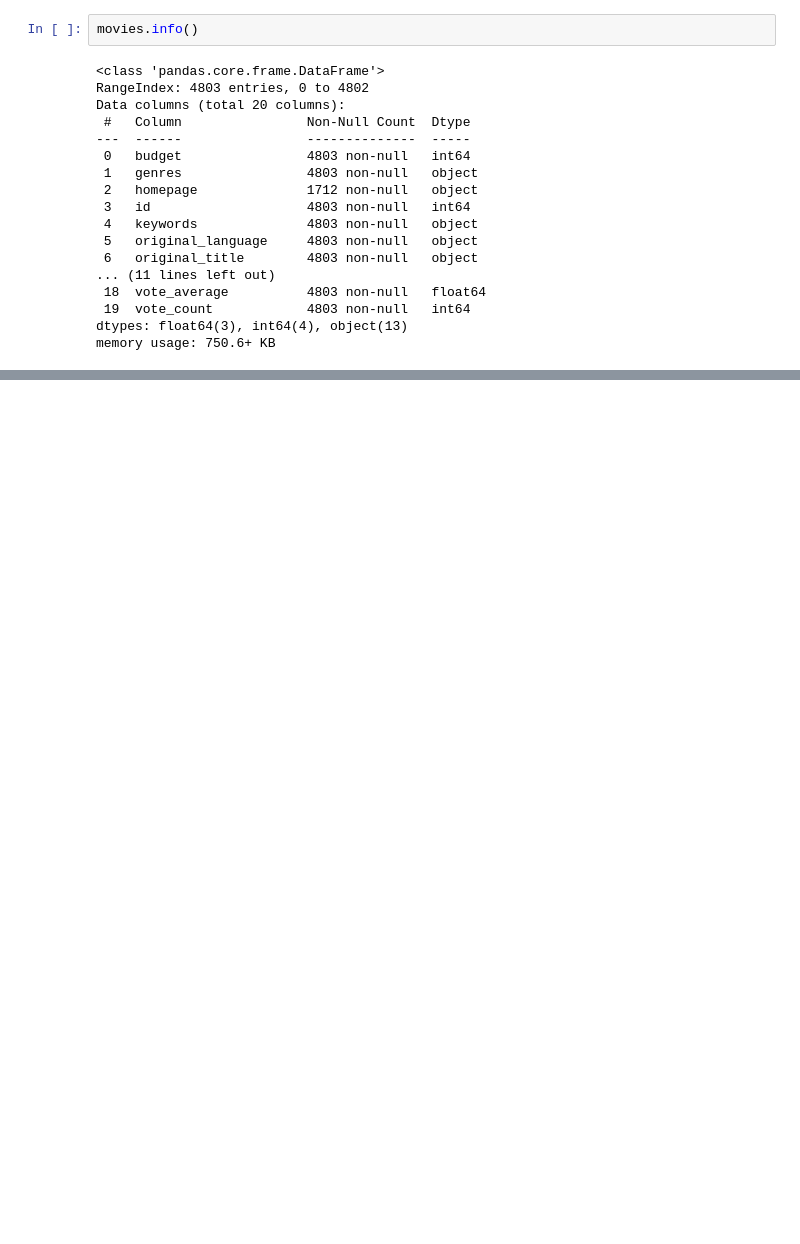
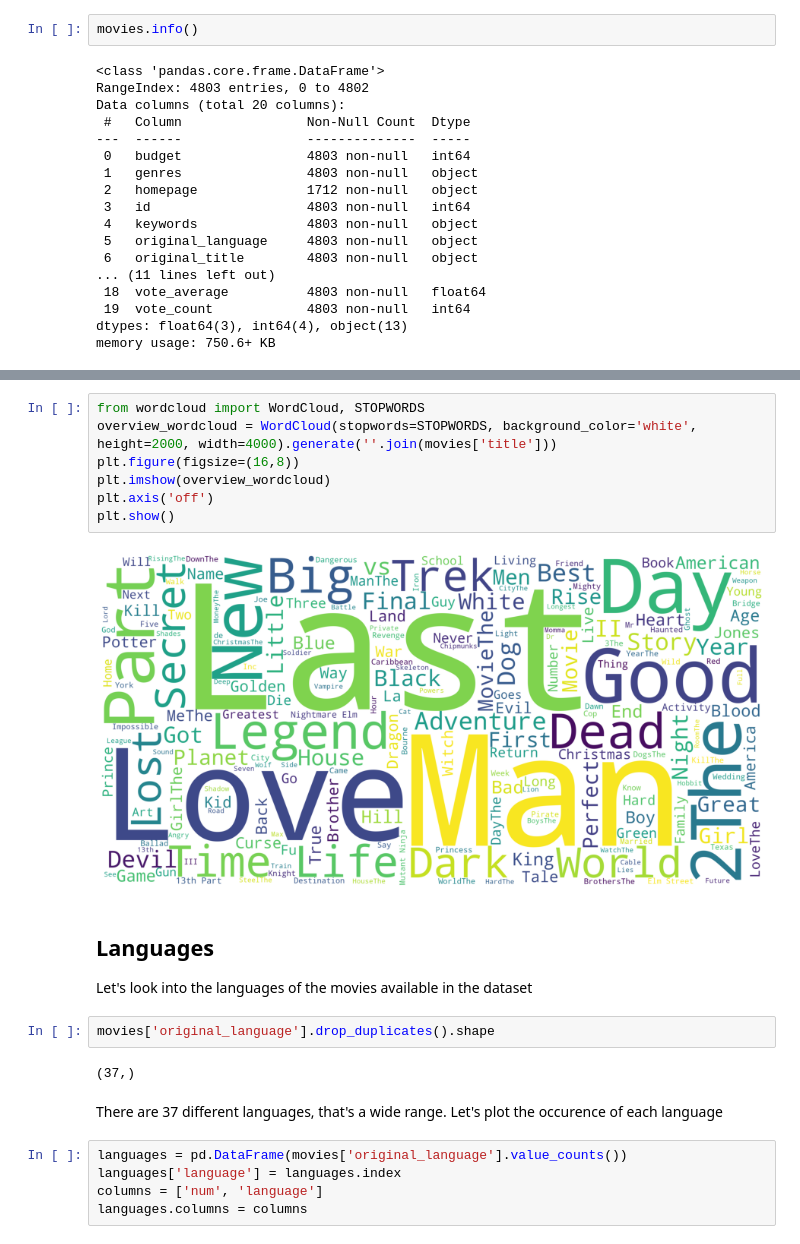
Before and after one commit to jsaurabh/Insight-Data-Science-Interview, a Jupyter notebook: TMDB5000.ipynb, the cells around one changed output, grey strips where cells are left out. Saved outputs shown, nothing was run; the diff lists cells and outputs as text; blank space fills up the shorter version.

```diff
--- a/TMDB5000.ipynb
+++ b/TMDB5000.ipynb
@@ -60,0 +164,24 @@ movies.head()
+# %%
+from wordcloud import WordCloud, STOPWORDS
+overview_wordcloud = WordCloud(stopwords=STOPWORDS, background_color='white', height=2000, width=4000).generate(''.join(movies['title']))
+plt.figure(figsize=(16,8))
+plt.imshow(overview_wordcloud)
+plt.axis('off')
+plt.show()
+# %% [output]
+[figure, added]
+# %% [markdown]
+## Languages
+
+Let's look into the languages of the movies available in the dataset
+# %%
+movies['original_language'].drop_duplicates().shape
+# %% [output]
+(37,)
+# %% [markdown]
+There are 37 different languages, that's a wide range. Let's plot the occurence of each language
+# %%
+languages = pd.DataFrame(movies['original_language'].value_counts())
+languages['language'] = languages.index
+columns = ['num', 'language']
+languages.columns = columns
```
Also changed, not shown: parts of 38 cells of this notebook, 1 other file.
